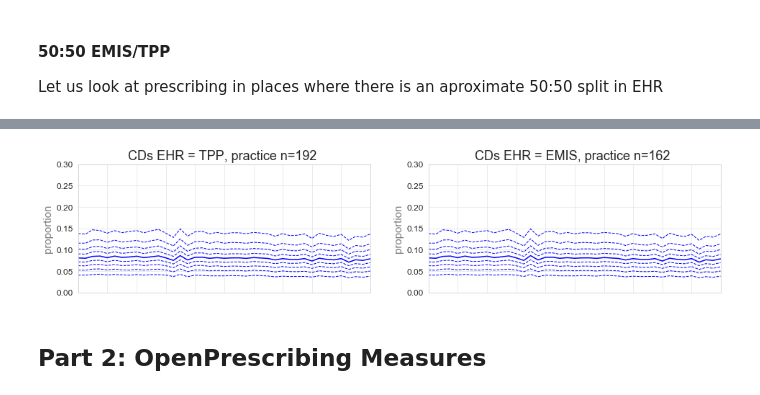
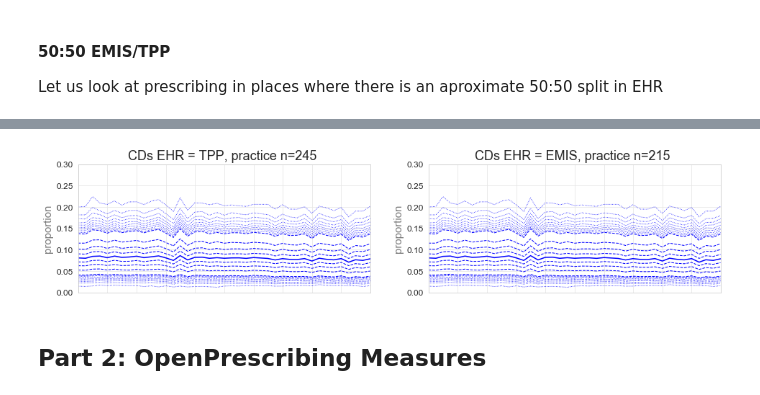
Before and after one commit to ebmdatalab/jupyter-notebooks, a Jupyter notebook: measures_by_software/Draft ideas/Controlled Drugs.ipynb, the cells around one changed output, grey strips where cells are left out. Saved outputs shown, nothing was run; the diff lists cells and outputs as text; code cells hidden in the pictures.

```diff
--- a/measures_by_software/Draft ideas/Controlled Drugs.ipynb
+++ b/measures_by_software/Draft ideas/Controlled Drugs.ipynb
@@ -168,7 +168,7 @@ for key, rows in proportions.groupby('pct'):
         elif row['supplier_x'] == 'TPP':
             tpp = row['proportion']
     if emis is not None and tpp is not None:
-        if emis > 0.4 and tpp > 0.4 and abs(emis - tpp) > 0.06:
+        if emis > 0.4 and tpp > 0.4:
             interesting_pcts.append(key)
 # %%
 qwe = pd.DataFrame(interesting_pcts)
@@ -226,26 +229,26 @@ for ccg in interesting_pcts:
 # %%
 ##plot aggregate of all interesting CCGs
 plt.figure(figsize=(16,8))
 layout = gridspec.GridSpec(2, 2)
 left_plot = plt.subplot(layout[0])
 plt.setp(left_plot.get_yticklabels(), visible=True)
 for cell, supplier in enumerate(['TPP', 'EMIS']):
     data = df_dmd_cd[(df_dmd_cd['supplier'] == supplier) & (df_dmd_cd['pct'].isin(interesting_pcts))]
     plt.ylim(0,0.3)
     charts.deciles_chart(
         df_dmd_cd,
         period_column='Date',
         column='items_per_patient',
         title="CDs EHR = {}, practice n={} ".format(supplier, data.practice.nunique()),
         ylabel="proportion",
-                    show_outer_percentiles=False, show_legend=False,
+                    show_outer_percentiles=True, show_legend=False,
 
         ax=plt.subplot(layout[cell])
     )
 plt.ylim(0, .3)
 plt.show()
 # %% [output]
-[figure, old version]
+[figure, new version]
 # %% [markdown]
 ## Part 2: OpenPrescribing Measures
 # %% [markdown]
```
Also changed, not shown: parts of 8 cells of this notebook, 10 other files.
